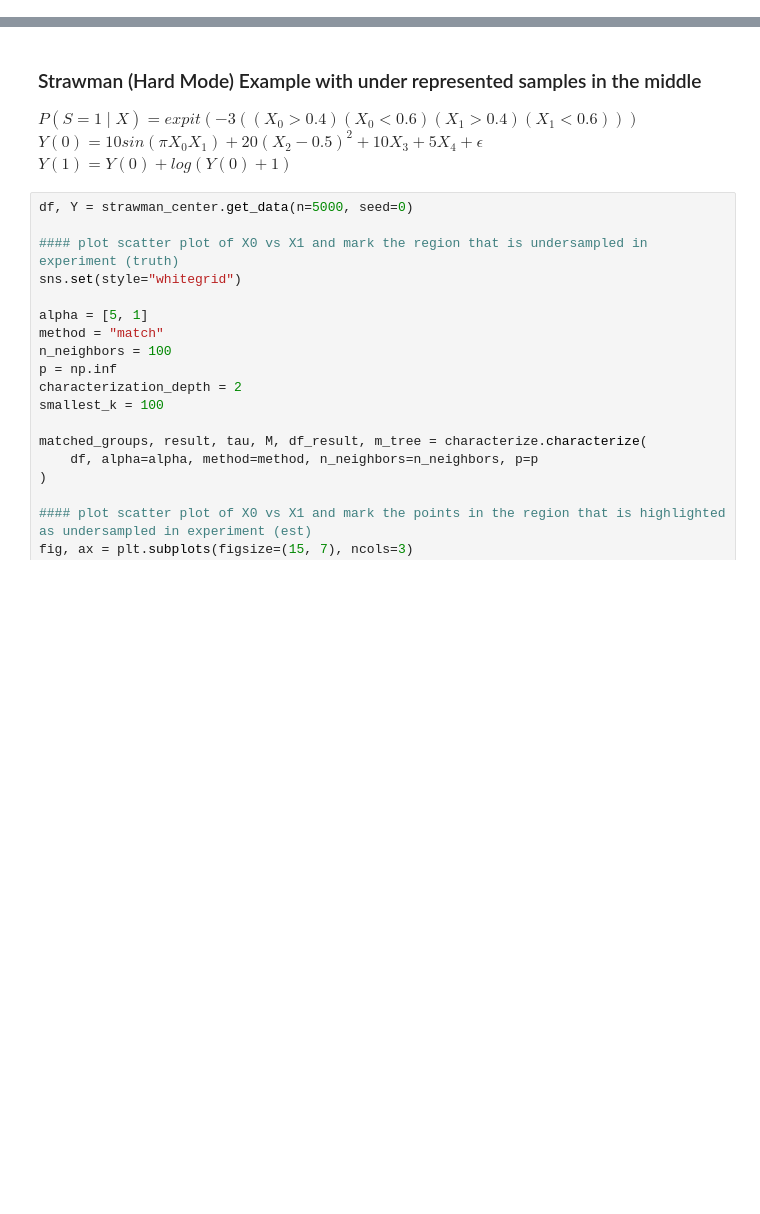
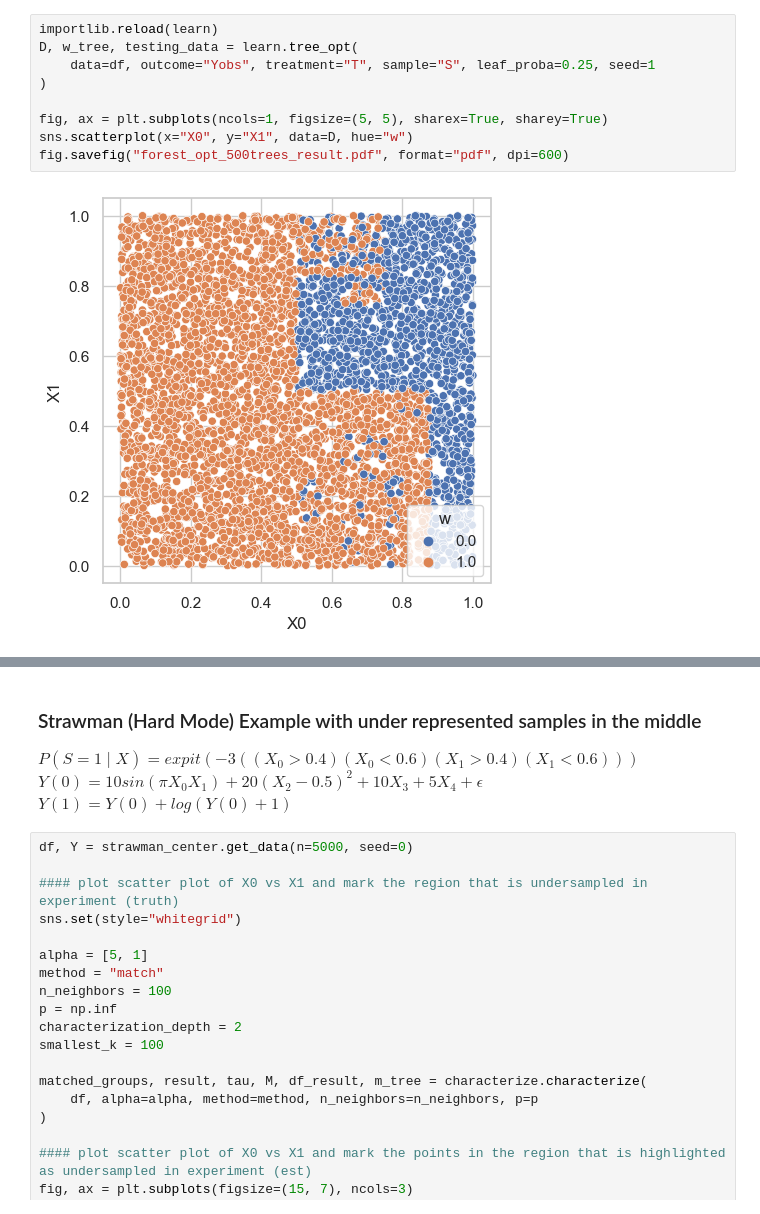
Before and after one commit to harsh-parikh/fuse, a Jupyter notebook: characterize_match.ipynb, the cells around one changed output, grey strips where cells are left out. Saved outputs shown, nothing was run; the diff lists cells and outputs as text; blank space fills up the shorter version.

```diff
--- a/characterize_match.ipynb
+++ b/characterize_match.ipynb
@@ -208,0 +273,11 @@ w_tree
+# %%
+importlib.reload(learn)
+D, w_tree, testing_data = learn.tree_opt(
+    data=df, outcome="Yobs", treatment="T", sample="S", leaf_proba=0.25, seed=1
+)
+
+fig, ax = plt.subplots(ncols=1, figsize=(5, 5), sharex=True, sharey=True)
+sns.scatterplot(x="X0", y="X1", data=D, hue="w")
+fig.savefig("forest_opt_500trees_result.pdf", format="pdf", dpi=600)
+# %% [output]
+[figure, added]
```
Also changed, not shown: parts of 21 cells of this notebook, 6 other files.
